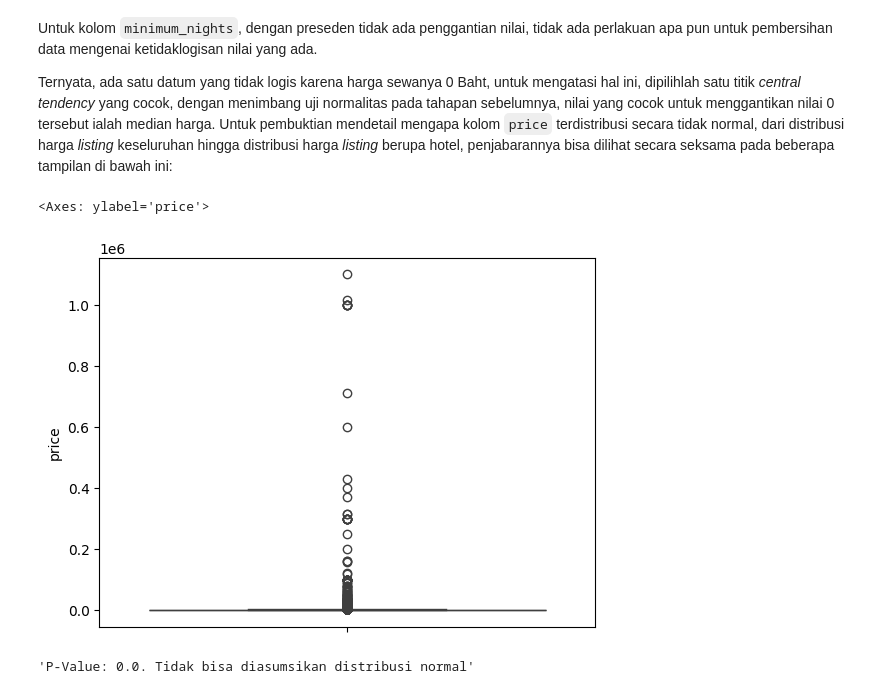
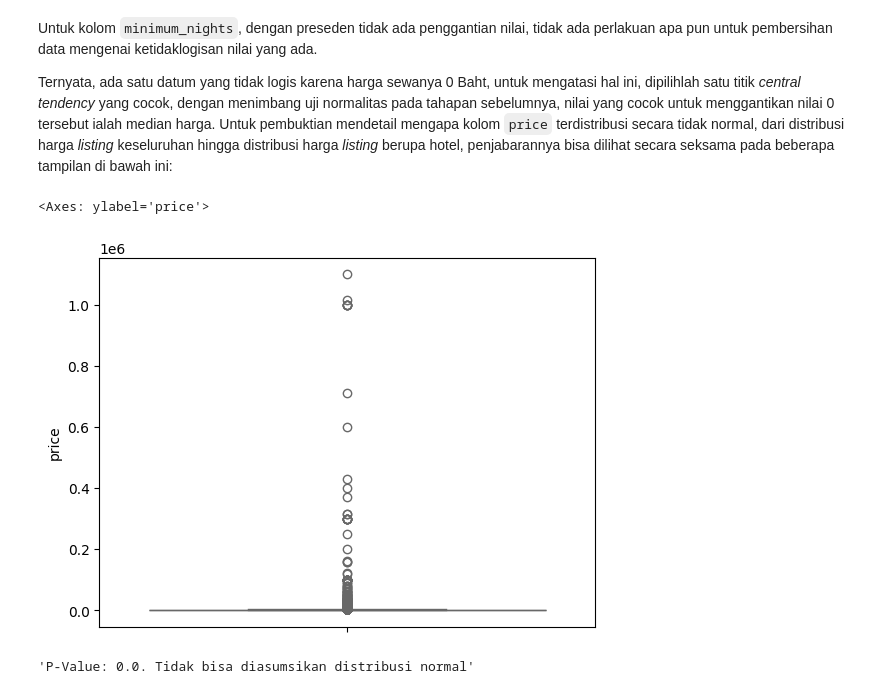
Before and after one commit to mrarvandy/capstone-project-module-2-jcdsol-016, a Jupyter notebook: data-analysis.ipynb, the cells around one changed output. Saved outputs shown, nothing was run; the diff lists cells and outputs as text; code cells hidden in the pictures.

```diff
--- a/data-analysis.ipynb
+++ b/data-analysis.ipynb
@@ -654,10 +654,10 @@ Untuk kolom `minimum_nights`, dengan preseden tidak ada penggantian nilai, tidak
 
 Ternyata, ada satu datum yang tidak logis karena harga sewanya 0 Baht, untuk mengatasi hal ini, dipilihlah satu titik *central tendency* yang cocok, dengan menimbang uji normalitas pada tahapan sebelumnya, nilai yang cocok untuk menggantikan nilai 0 tersebut ialah median harga. Untuk pembuktian mendetail mengapa kolom `price` terdistribusi secara tidak normal, dari distribusi harga *listing* keseluruhan hingga distribusi harga *listing* berupa hotel, penjabarannya bisa dilihat secara seksama pada beberapa tampilan di bawah ini:
 # %%
-display(sns.boxplot(df['price']))
+display(sns.boxplot(df['price'], color = '#FF5A5F'))
 # %% [output]
 <Axes: ylabel='price'>
-[figure, old version]
+[figure, new version]
 # %%
 dp_statistic, df_pvalue = normaltest(df['price'])
 
```
Also changed, not shown: parts of 4 cells of this notebook.
